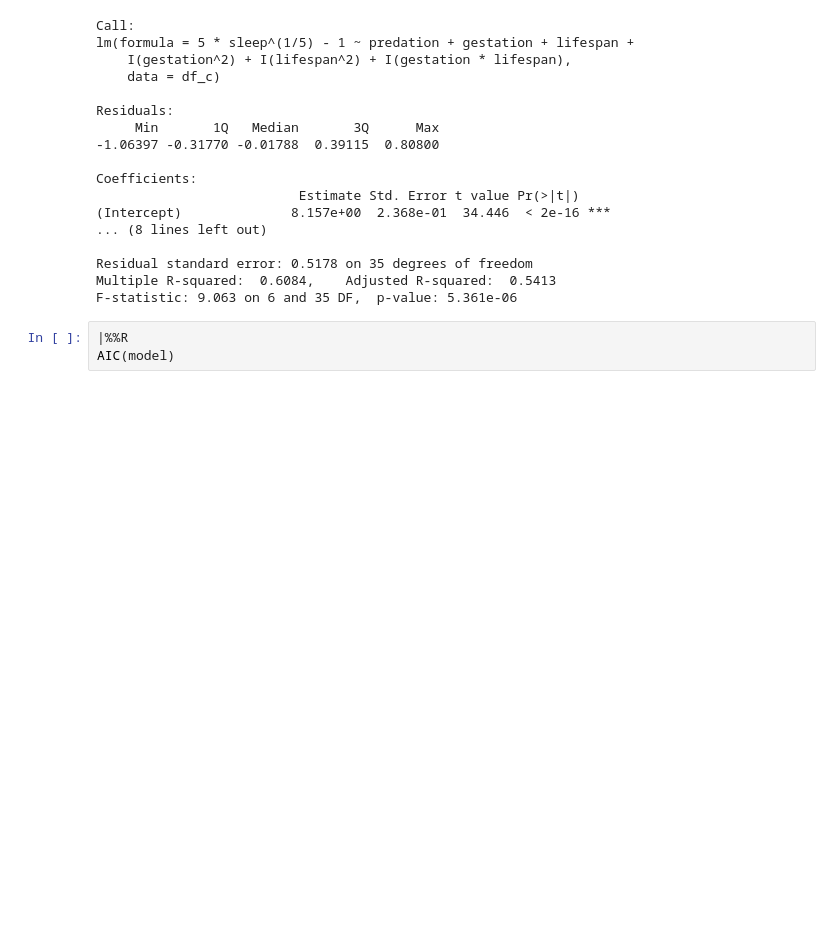
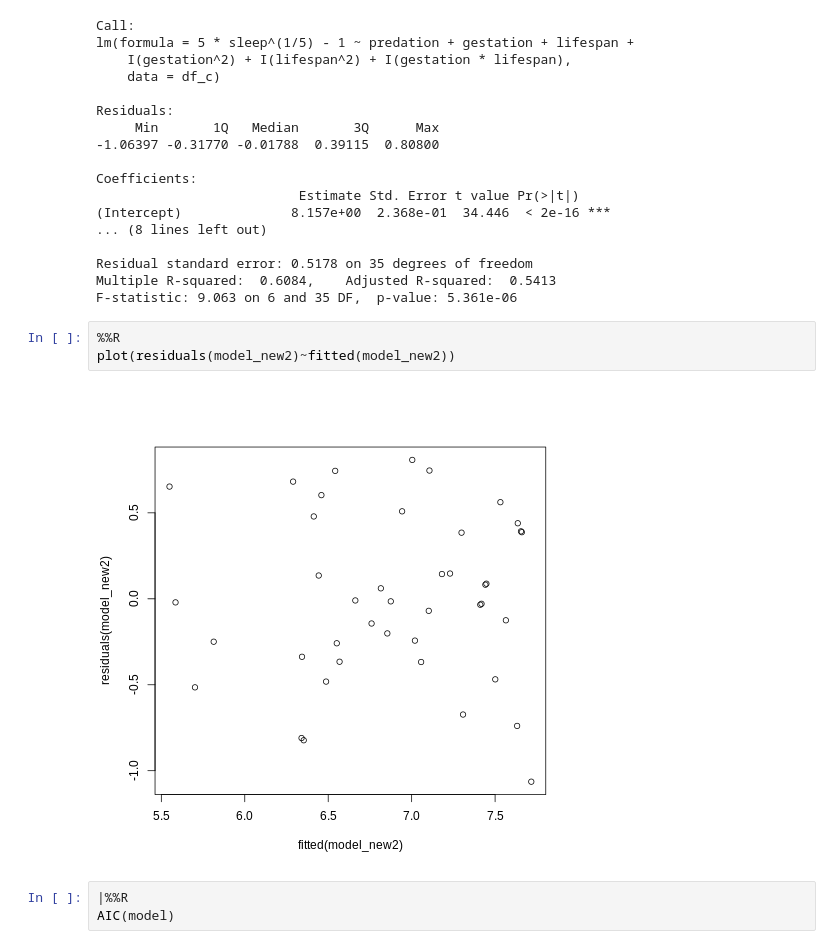
Before and after one commit to reallyjosh4real/Mammal_Sleep_EDA, a Jupyter notebook: notebooks/JoshRamirez_WHW5.ipynb, the cells around one changed output. Cells and saved outputs as stored; diff of their text form; blank space fills up the shorter version.

```diff
--- a/notebooks/JoshRamirez_WHW5.ipynb
+++ b/notebooks/JoshRamirez_WHW5.ipynb
@@ -520,6 +525,11 @@ Coefficients:
 Residual standard error: 0.5178 on 35 degrees of freedom
 Multiple R-squared:  0.6084,    Adjusted R-squared:  0.5413
 F-statistic: 9.063 on 6 and 35 DF,  p-value: 5.361e-06
+# %%
+%%R
+plot(residuals(model_new2)~fitted(model_new2))
+# %% [output]
+[figure, added]
 # %%
 |%%R
 AIC(model)
```
Also changed, not shown: parts of 1 cell of this notebook.
